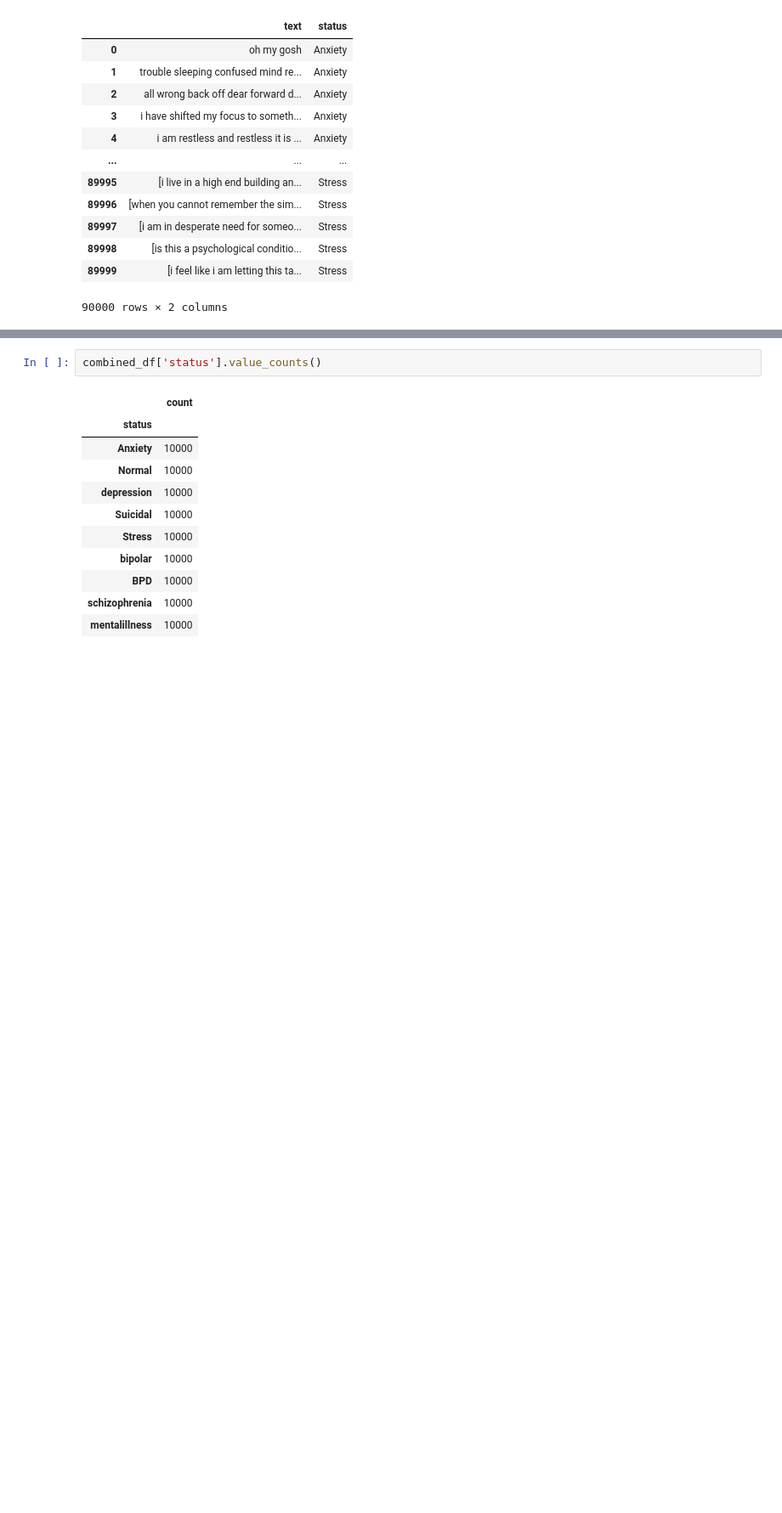
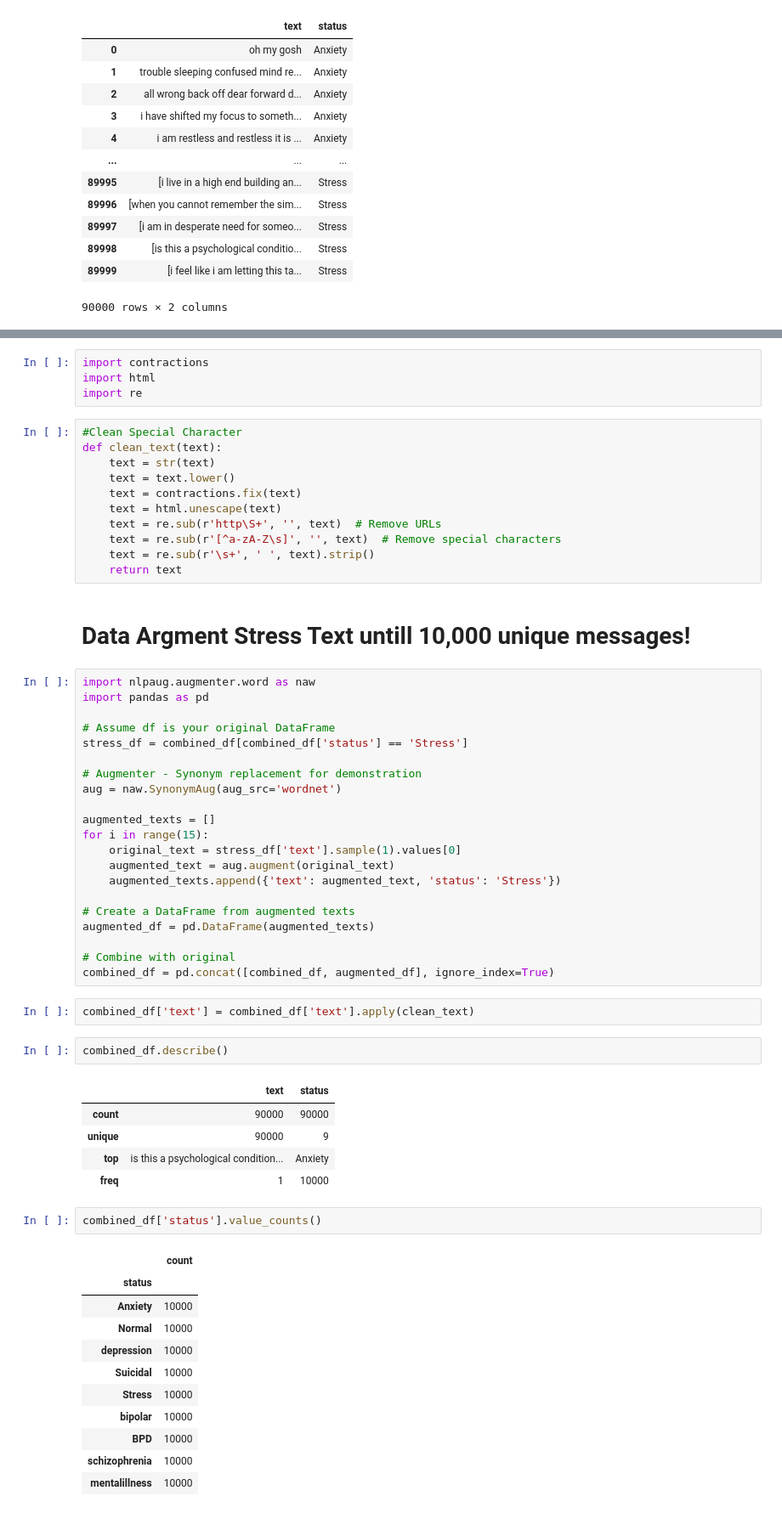
Before and after one commit to opsifiz/AIB5_Emotion-Classification, a Jupyter notebook: archive/create_dataset.ipynb, the cells around one changed output, grey strips where cells are left out. Shown at 85% size. Saved outputs shown, nothing was run; the diff lists cells and outputs as text; blank space fills up the shorter version.

```diff
--- a/archive/create_dataset.ipynb
+++ b/archive/create_dataset.ipynb
@@ -148,3 +165,51 @@ combined_df
+# %%
+import contractions
+import html
+import re
+# %%
+#Clean Special Character
+def clean_text(text):
+    text = str(text)
+    text = text.lower()
+    text = contractions.fix(text)
+    text = html.unescape(text)
+    text = re.sub(r'http\S+', '', text)  # Remove URLs
+    text = re.sub(r'[^a-zA-Z\s]', '', text)  # Remove special characters
+    text = re.sub(r'\s+', ' ', text).strip()
+    return text
+# %% [markdown]
+# Data Argment Stress Text untill 10,000 unique messages!
+# %%
+import nlpaug.augmenter.word as naw
+import pandas as pd
+
+# Assume df is your original DataFrame
+stress_df = combined_df[combined_df['status'] == 'Stress']
+
+# Augmenter - Synonym replacement for demonstration
+aug = naw.SynonymAug(aug_src='wordnet')
+
+augmented_texts = []
+for i in range(15):
+    original_text = stress_df['text'].sample(1).values[0]
+    augmented_text = aug.augment(original_text)
+    augmented_texts.append({'text': augmented_text, 'status': 'Stress'})
+
+# Create a DataFrame from augmented texts
+augmented_df = pd.DataFrame(augmented_texts)
+
+# Combine with original
+combined_df = pd.concat([combined_df, augmented_df], ignore_index=True)
+# %%
+combined_df['text'] = combined_df['text'].apply(clean_text)
+# %%
+combined_df.describe()
+# %% [output]
+|  | text | status |
+| count | 90000 | 90000 |
+| unique | 90000 | 9 |
+| top | is this a psychological condition... | Anxiety |
+| freq | 1 | 10000 |
 # %%
 combined_df['status'].value_counts()
 # %% [output]
```
Also changed, not shown: parts of 2 cells of this notebook.
